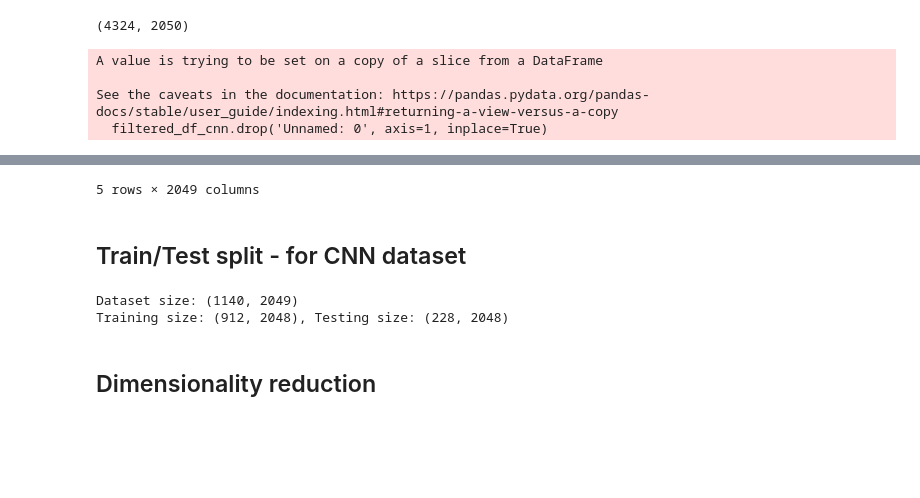
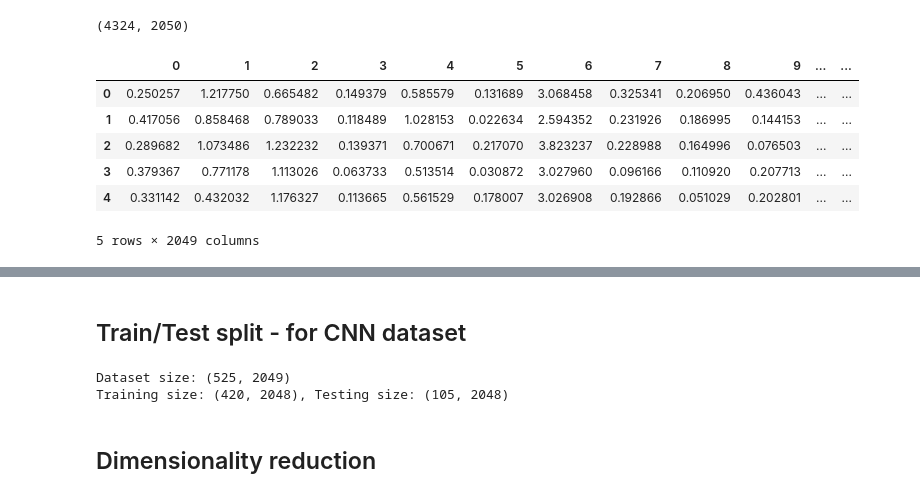
Before and after one commit to AgarwalMayank2/Face_Detection, a Jupyter notebook: applying_ML_algorithms/KNN_PRMLproj.ipynb, the cells around one changed output, grey strips where cells are left out. Drawn from its saved outputs; the diff is of its cells as text; code cells hidden in the pictures; blank space fills up the shorter version.

```diff
--- a/applying_ML_algorithms/KNN_PRMLproj.ipynb
+++ b/applying_ML_algorithms/KNN_PRMLproj.ipynb
@@ -65,11 +65,16 @@ df.shape
 # %%
 label_counts = df['2048'].value_counts()
 valid_labels = label_counts[label_counts >= 80].index
 filtered_df_cnn = df[df['2048'].isin(valid_labels)]
+filtered_df_cnn = filtered_df_cnn.groupby('2048').apply(lambda x: x.sample(min(len(x), 105), random_state=42)).reset_index(drop=True)
+    # limiting dataset to have max 105 images pre prson
 filtered_df_cnn.drop('Unnamed: 0', axis=1, inplace=True)
 filtered_df_cnn.head()
 # %% [output]
+|  | 0 | 1 | 2 | 3 | 4 | 5 | 6 | 7 | 8 | 9 | ... | ... |
+| 0 | 0.250257 | 1.217750 | 0.665482 | 0.149379 | 0.585579 | 0.131689 | 3.068458 | 0.325341 | 0.206950 | 0.436043 | ... | ... |
+| 1 | 0.417056 | 0.858468 | 0.789033 | 0.118489 | 1.028153 | 0.022634 | 2.594352 | 0.231926 | 0.186995 | 0.144153 | ... | ... |
+| 2 | 0.289682 | 1.073486 | 1.232232 | 0.139371 | 0.700671 | 0.217070 | 3.823237 | 0.228988 | 0.164996 | 0.076503 | ... | ... |
+| 3 | 0.379367 | 0.771178 | 1.113026 | 0.063733 | 0.513514 | 0.030872 | 3.027960 | 0.096166 | 0.110920 | 0.207713 | ... | ... |
+| 4 | 0.331142 | 0.432032 | 1.176327 | 0.113665 | 0.561529 | 0.178007 | 3.026908 | 0.192866 | 0.051029 | 0.202801 | ... | ... |
-A value is trying to be set on a copy of a slice from a DataFrame
-
-See the caveats in the documentation: https://pandas.pydata.org/pandas-docs/stable/user_guide/indexing.html#returning-a-view-versus-a-copy
-  filtered_df_cnn.drop('Unnamed: 0', axis=1, inplace=True)
+5 rows × 2049 columns
@@ -82,4 +81,3 @@ See the caveats in the documentation: https://pandas.pydata.org/pandas-docs/stab
-5 rows × 2049 columns
 # %% [markdown]
 ## Train/Test split - for CNN dataset
 # %%
@@ -103,8 +101,8 @@ X_test_cnn = scaler.transform(X_test_cnn)
 print(f"Dataset size: {filtered_df_cnn.shape}")
 print(f"Training size: {X_train_cnn.shape}, Testing size: {X_test_cnn.shape}")
 # %% [output]
-Dataset size: (1140, 2049)
-Training size: (912, 2048), Testing size: (228, 2048)
+Dataset size: (525, 2049)
+Training size: (420, 2048), Testing size: (105, 2048)
 # %% [markdown]
 ## Dimensionality reduction
 # %%
```
Also changed, not shown: parts of 11 cells of this notebook.
